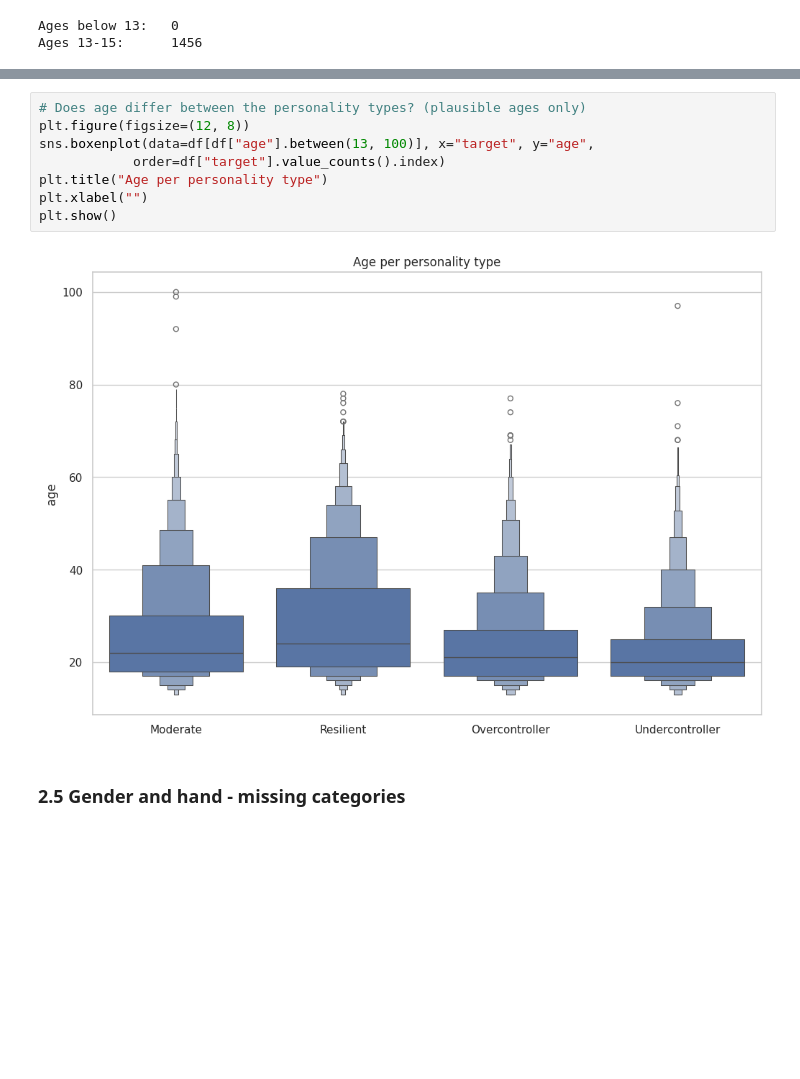
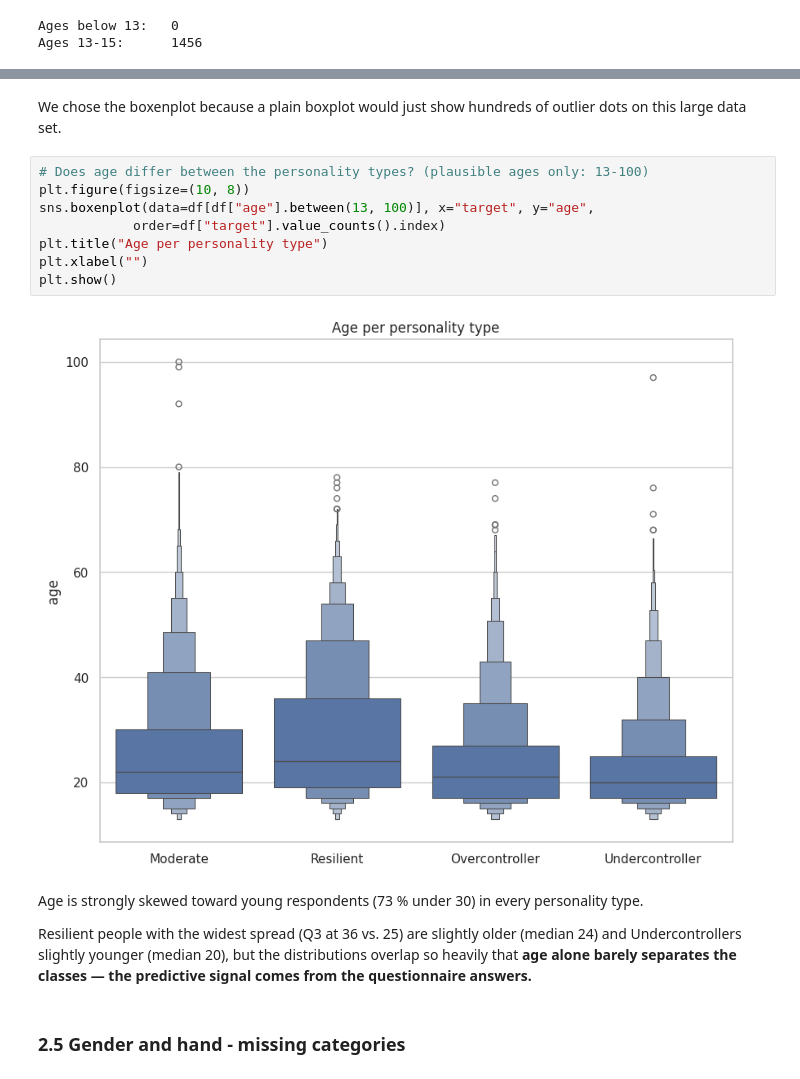
Before and after one commit to MaWeDu/big-five-personality, a Jupyter notebook: JT_EDA_Personality_Type_prediction.ipynb, the cells around one changed output, grey strips where cells are left out. Drawn from its saved outputs; the diff is of its cells as text; blank space fills up the shorter version.

```diff
--- a/JT_EDA_Personality_Type_prediction.ipynb
+++ b/JT_EDA_Personality_Type_prediction.ipynb
@@ -354,12 +432,18 @@ plt.show()
+# %% [markdown]
+We chose the boxenplot because a plain boxplot would just show hundreds of outlier dots on this large data set.
 # %%
-# Does age differ between the personality types? (plausible ages only)
-plt.figure(figsize=(12, 8))
+# Does age differ between the personality types? (plausible ages only: 13-100)
+plt.figure(figsize=(10, 8))
 sns.boxenplot(data=df[df["age"].between(13, 100)], x="target", y="age",
             order=df["target"].value_counts().index)
 plt.title("Age per personality type")
 plt.xlabel("")
 plt.show()
 # %% [output]
-[figure, old version]
+[figure, new version]
+# %% [markdown]
+Age is strongly skewed toward young respondents (73 % under 30) in every personality type.
+
+Resilient people with the widest spread (Q3 at 36 vs. 25) are slightly older (median 24) and Undercontrollers slightly younger (median 20), but the distributions overlap so heavily that **age alone barely separates the classes — the predictive signal comes from the questionnaire answers.**
 # %% [markdown]
 ### 2.5 Gender and hand - missing categories
```
Also changed, not shown: parts of 26 cells of this notebook, 4 other files.
